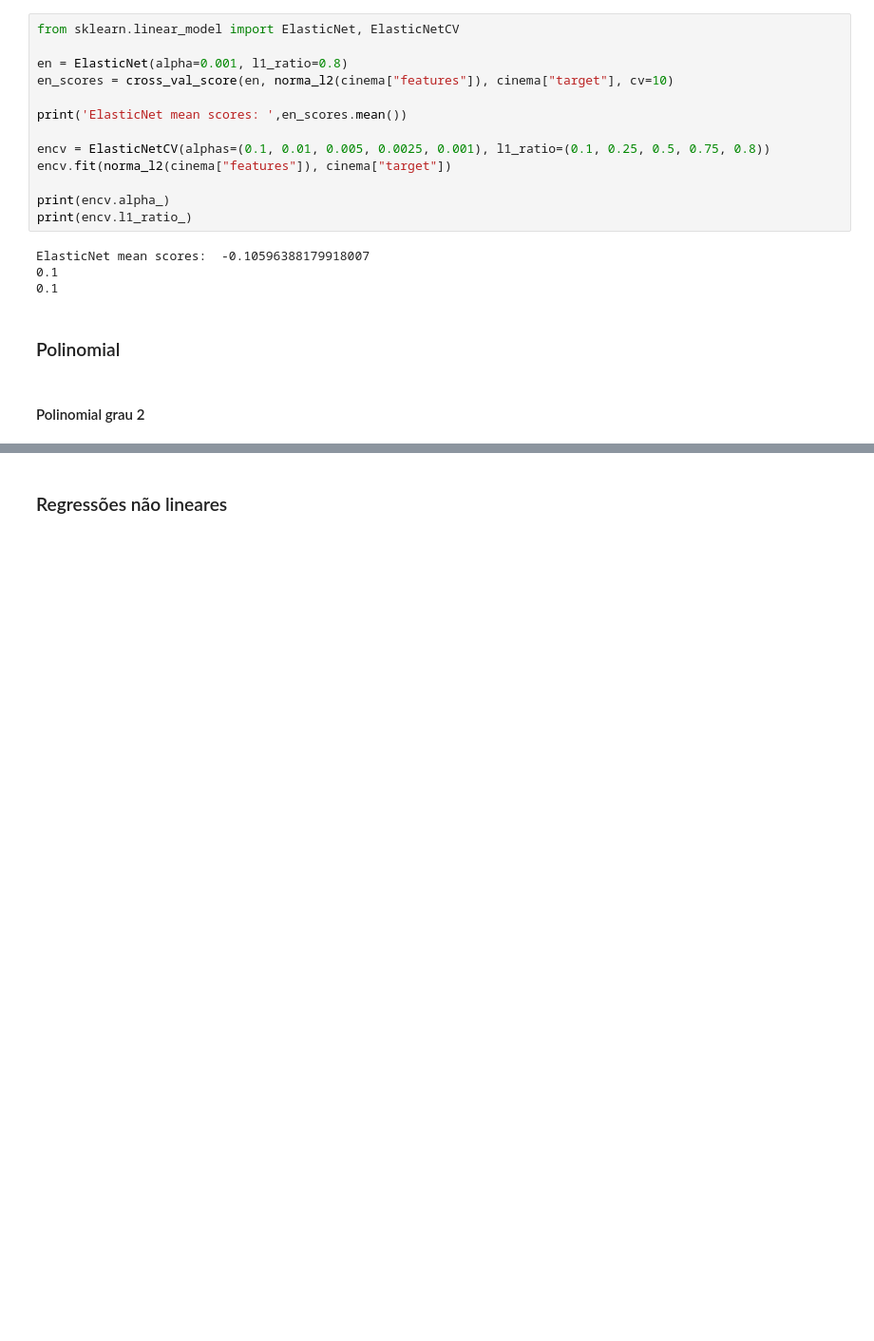
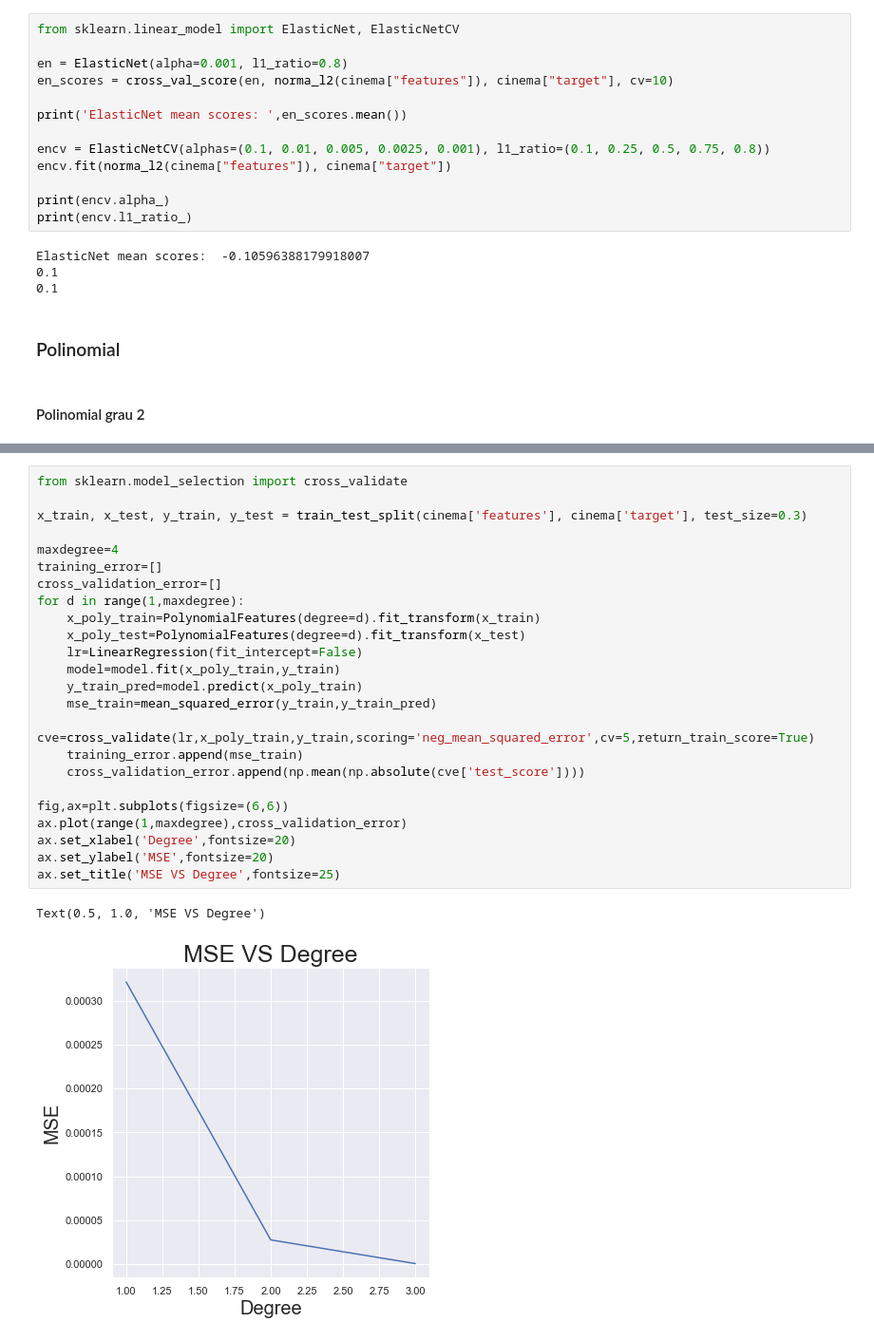
Before and after one commit to Levis33/inf1038-machine-learning, a Jupyter notebook: modelo_regressao.ipynb, the cells around one changed output, grey strips where cells are left out. Shown: that part at 95% size. Drawn from its saved outputs; the diff is of its cells as text; blank space fills up the shorter version.

```diff
--- a/modelo_regressao.ipynb
+++ b/modelo_regressao.ipynb
@@ -568,2 +555,27 @@ R2 score: 0.996573
-# %% [markdown]
-### Regressões não lineares
+# %%
+from sklearn.model_selection import cross_validate
+
+x_train, x_test, y_train, y_test = train_test_split(cinema['features'], cinema['target'], test_size=0.3)
+
+maxdegree=4
+training_error=[]
+cross_validation_error=[]
+for d in range(1,maxdegree):
+    x_poly_train=PolynomialFeatures(degree=d).fit_transform(x_train)
+    x_poly_test=PolynomialFeatures(degree=d).fit_transform(x_test)
+    lr=LinearRegression(fit_intercept=False)
+    model=model.fit(x_poly_train,y_train)
+    y_train_pred=model.predict(x_poly_train)
+    mse_train=mean_squared_error(y_train,y_train_pred)
+    cve=cross_validate(lr,x_poly_train,y_train,scoring='neg_mean_squared_error',cv=5,return_train_score=True)
+    training_error.append(mse_train)
+    cross_validation_error.append(np.mean(np.absolute(cve['test_score'])))
+
+fig,ax=plt.subplots(figsize=(6,6))
+ax.plot(range(1,maxdegree),cross_validation_error)
+ax.set_xlabel('Degree',fontsize=20)
+ax.set_ylabel('MSE',fontsize=20)
+ax.set_title('MSE VS Degree',fontsize=25)
+# %% [output]
+Text(0.5, 1.0, 'MSE VS Degree')
+[figure, added]
```
Also changed, not shown: parts of 5 cells of this notebook.
